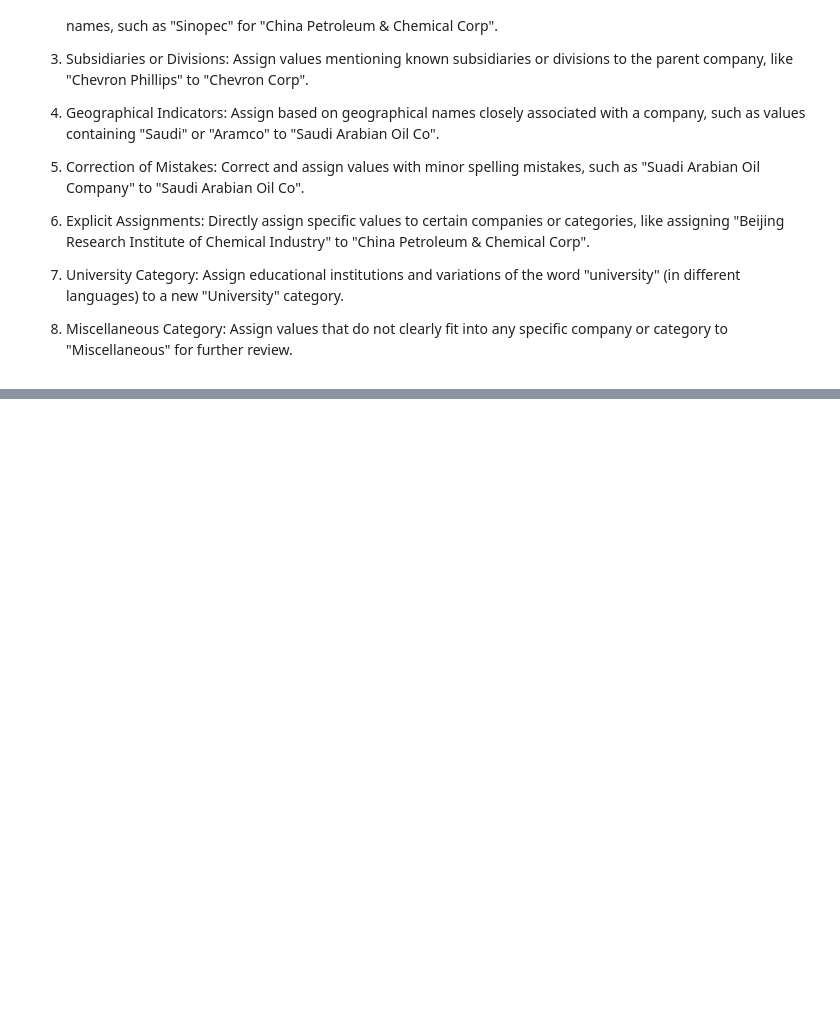
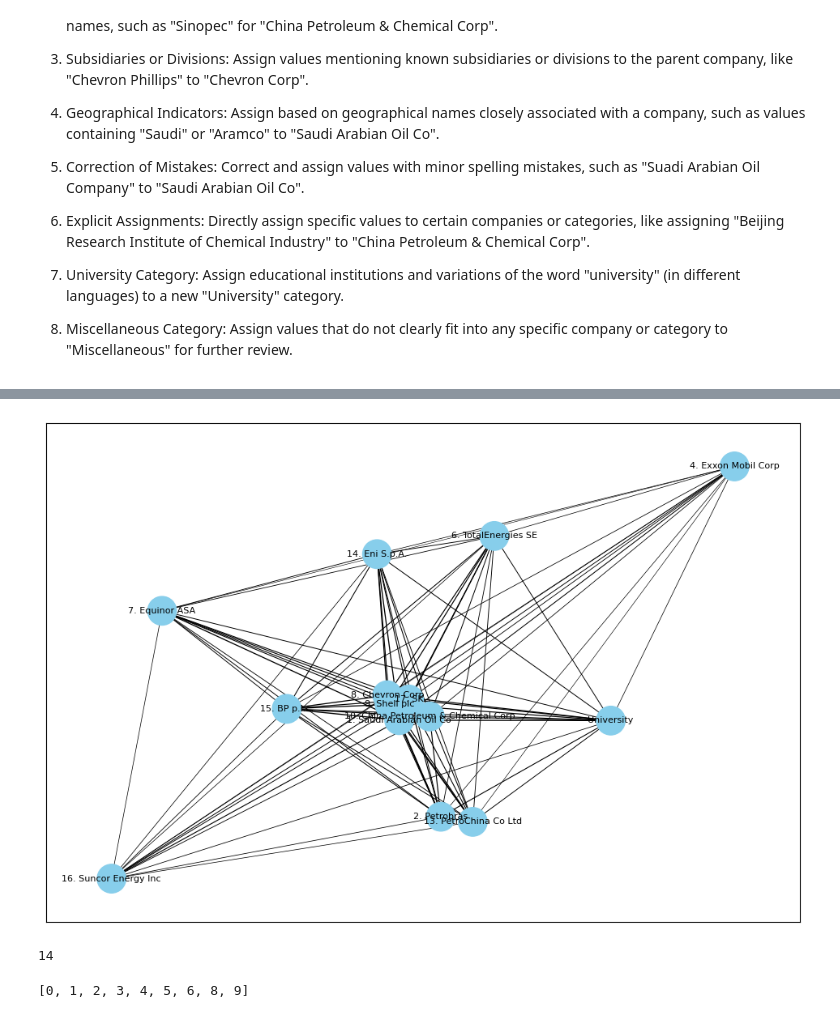
Before and after one commit to kangsunwoo827/tech_pred, a Jupyter notebook: main.ipynb, the cells around one changed output, grey strips where cells are left out. Drawn from its saved outputs; the diff is of its cells as text; code cells hidden in the pictures; blank space fills up the shorter version.

Commit message:
add network analysis and lotka volterra model

```diff
--- a/main.ipynb
+++ b/main.ipynb
@@ -377,0 +424,2 @@ NameError: name 'pd' is not defined
+# %%
+lv_df = lv_df.explode('companies_categorized_unique') [['연월','companies_categorized_unique']]
@@ -377,0 +445,6 @@ NameError: name 'pd' is not defined
+# %%
+top_company_list =list(lv_df['companies_categorized_unique'].value_counts()[:14].index)
+# %%
+lv_df =lv_df[lv_df['companies_categorized_unique'].isin(top_company_list)]
+# %%
+lv_df = lv_df.groupby(['companies_categorized_unique','연월']).size().unstack().fillna(0)
@@ -377,0 +467,32 @@ NameError: name 'pd' is not defined
+# %%
+
+import networkx as nx
+import numpy as np
+G = nx.Graph()
+
+# 노드 추가
+G.add_nodes_from(lv_df.index)
+
+# 간선 추가
+for company1 in lv_df.index:
+    for company2 in lv_df.index:
+        if company1 != company2:
+            interaction = lv_df.loc[company1] * lv_df.loc[company2]
+            G.add_edge(company1, company2, weight=interaction.sum())
+
+# 네트워크 시각화
+pos = nx.spring_layout(G)
+labels = {node: node for node in G.nodes()}
+sizes = [G.degree(node) * 50 for node in G.nodes()]
+plt.figure(figsize=(12, 8))  # 그래프의 크기 조정
+
+# 간선의 두께를 더 크게 조정
+edge_width = [np.log(edata['weight'])/10 for _, _, edata in G.edges(data=True)]
+
+nx.draw_networkx_nodes(G, pos, node_size=sizes, node_color='skyblue')
+nx.draw_networkx_edges(G, pos, width=edge_width)
+nx.draw_networkx_labels(G, pos, labels, font_size=8)
+
+plt.show()
+# %% [output]
+[figure, added]
@@ -377,0 +503,5 @@ NameError: name 'pd' is not defined
+# %%
+time_lst = lv_df.columns
+len(lv_df.index) #회사 개수 14개 (agent 개수 14개) -> parameter 196개
+# %% [output]
+14
@@ -377,0 +510,4 @@ NameError: name 'pd' is not defined
+# %%
+[i for i in range(10) if i!=7]
+# %% [output]
+[0, 1, 2, 3, 4, 5, 6, 8, 9]
```
Also changed, not shown: parts of 27 cells of this notebook.
